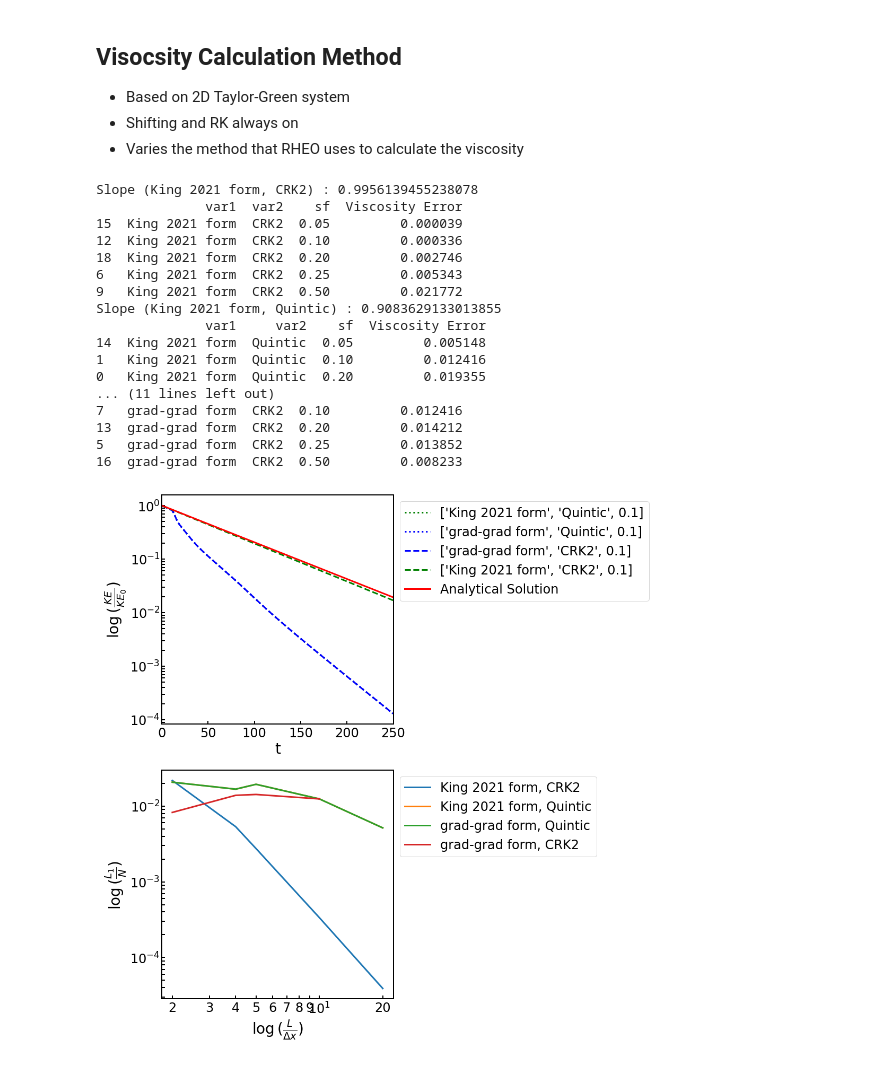
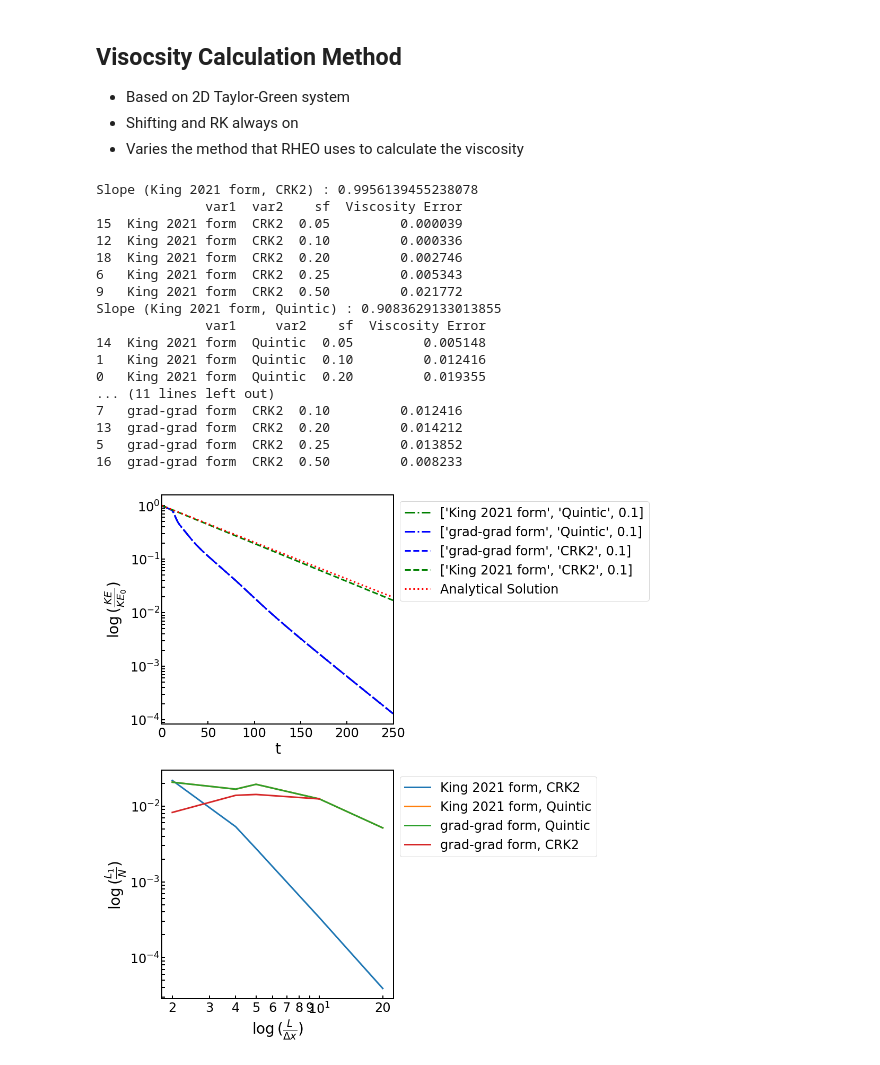
Before and after one commit to EricPalermo/RHEO_benchmarks, a Jupyter notebook: jpynb_scripts/TGvortex_viscosity_benchmark.ipynb, the cells around one changed output. Saved outputs shown, nothing was run; the diff lists cells and outputs as text; code cells hidden in the pictures.

```diff
--- a/jpynb_scripts/TGvortex_viscosity_benchmark.ipynb
+++ b/jpynb_scripts/TGvortex_viscosity_benchmark.ipynb
@@ -123,7 +123,7 @@ def benchmark(data_files):
 
     #Plot KE decay from analytical velocity profile
     ax[0].semilogy(td, ref_E_tot/ref_E_tot[0],
-                   label = "Analytical Solution", color="red")
+                   label = "Analytical Solution", color="red",ls=":")
 
     #Format kinetic energy decay plot
     ax[0].legend(bbox_to_anchor=(1,1), loc="upper left")
@@ -214,7 +214,7 @@ Slope (Shifting Off, CRK0) : 0.6733724536863723
 # %%
 ###Keys for stylizing the plot###
 var_0_key = {"0":["grad-grad form","blue"],"1":["King 2021 form","green"]} #Viscosity calc method
-var_1_key = {"5":["Quintic",":"],"0":["CRK0","-."], "1":["CRK1","-"], "2":["CRK2","--"]}
+var_1_key = {"5":["Quintic","-."],"0":["CRK0","-."], "1":["CRK1","-"], "2":["CRK2","--"]}
 #sf_key = {0.05:"-",0.1:"--",0.2:"-.",0.25:":",0.5:(0,(5,10))}
 
 
@@ -231,31 +231,31 @@ eta = 0.01
 rho = 1
 nu = eta/rho
 #Oscillation properties
 u_0 = 0.1
 k_x = 2*np.pi/L_x
 k_y = 2*np.pi/L_y
 #Decay timescale
 tau = 1/nu/(k_x**2+k_y**2)
 
 ###Data Files###
 filepath = '/home/epalermo/dev/test/viscosity_test/data_files'
 benchmark(generate_file_names(filepath))
 # %% [output]
 Slope (King 2021 form, CRK2) : 0.9956139455238078
               var1  var2    sf  Viscosity Error
 15  King 2021 form  CRK2  0.05         0.000039
 12  King 2021 form  CRK2  0.10         0.000336
 18  King 2021 form  CRK2  0.20         0.002746
 6   King 2021 form  CRK2  0.25         0.005343
 9   King 2021 form  CRK2  0.50         0.021772
 Slope (King 2021 form, Quintic) : 0.9083629133013855
               var1     var2    sf  Viscosity Error
 14  King 2021 form  Quintic  0.05         0.005148
 1   King 2021 form  Quintic  0.10         0.012416
 0   King 2021 form  Quintic  0.20         0.019355
 ... (11 lines left out)
 7   grad-grad form  CRK2  0.10         0.012416
 13  grad-grad form  CRK2  0.20         0.014212
 5   grad-grad form  CRK2  0.25         0.013852
 16  grad-grad form  CRK2  0.50         0.008233
-[figure, old version]
+[figure, new version]
```
Also changed, not shown: parts of 2 cells of this notebook, 8 other files.
